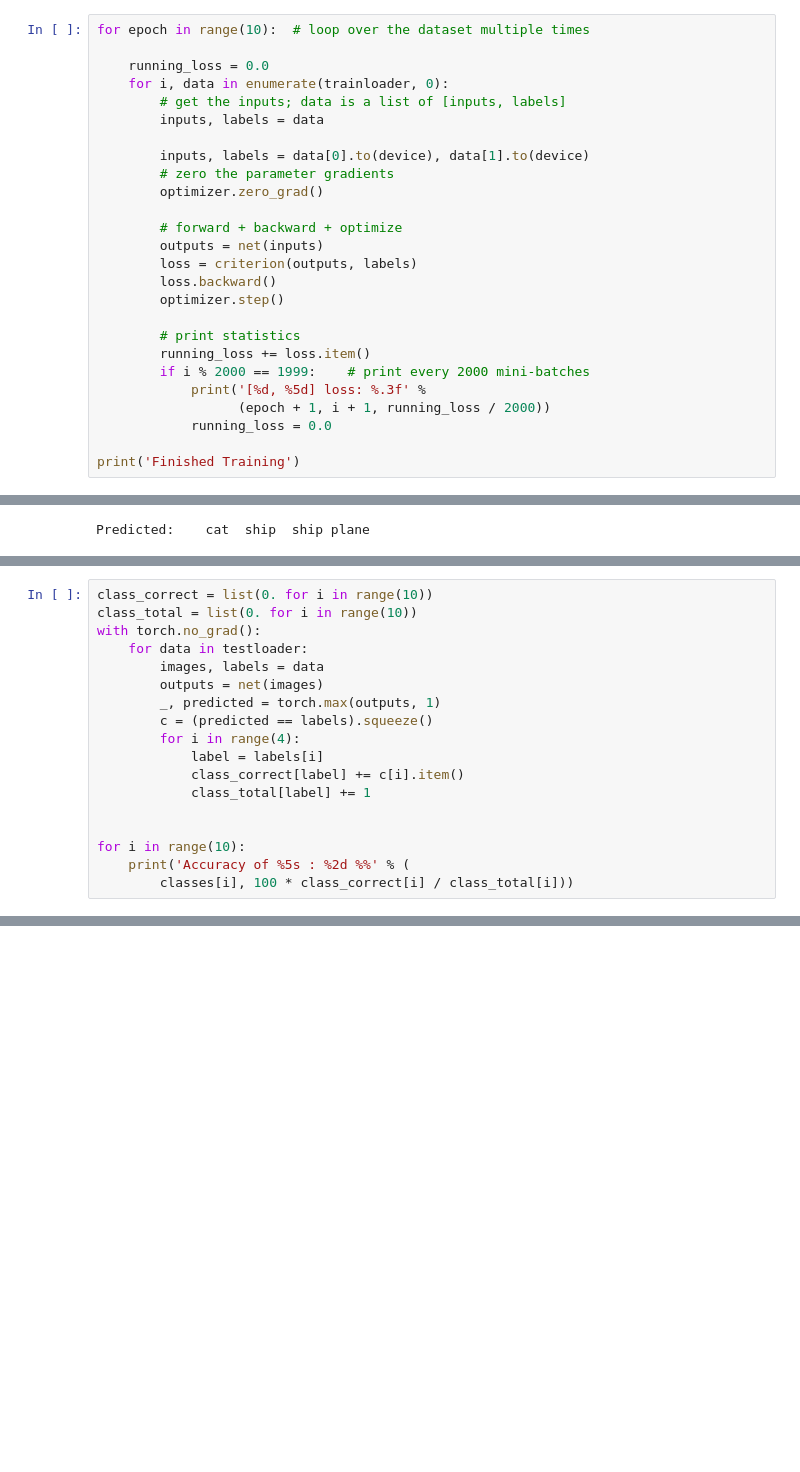
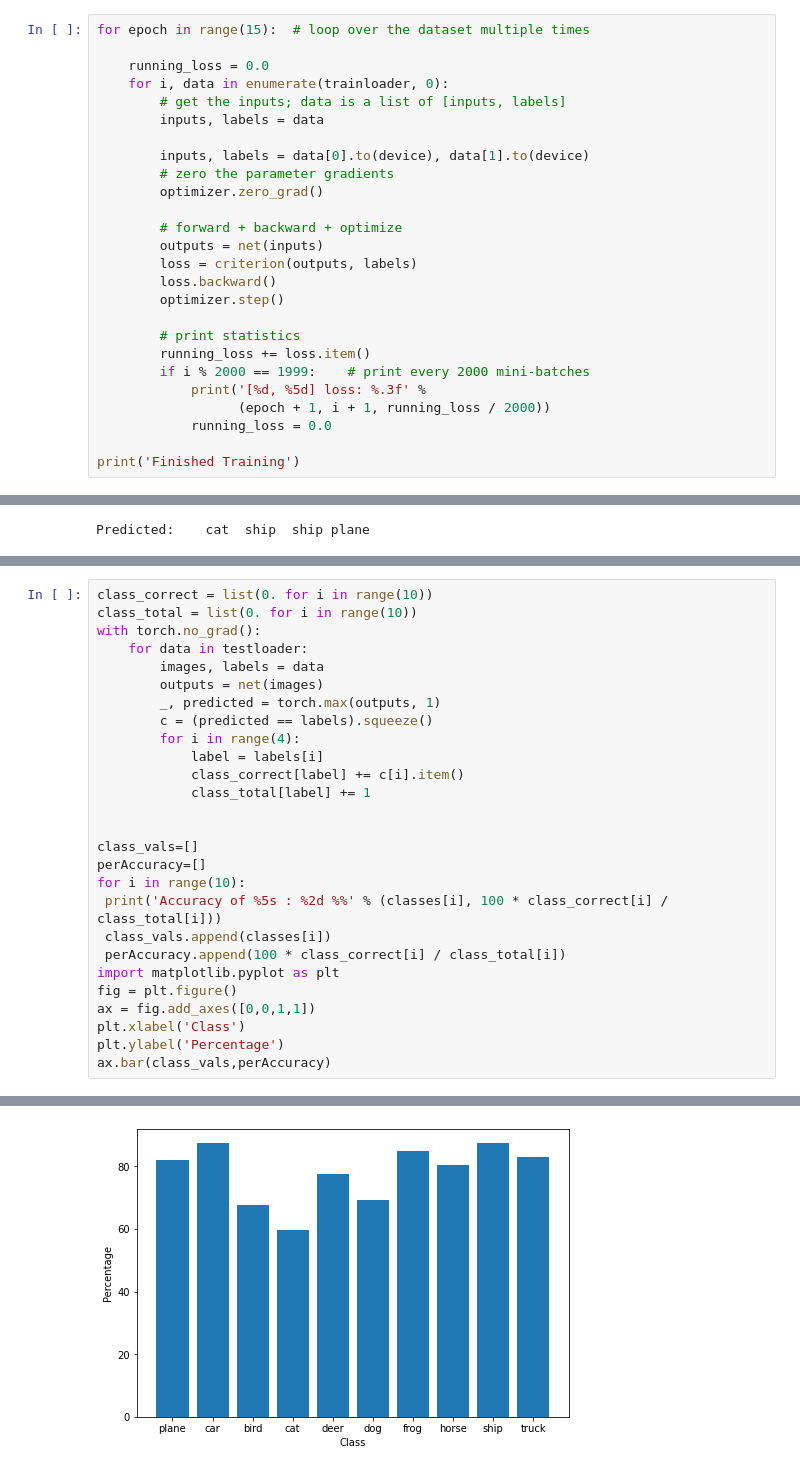
Before and after one commit to Shraddha-Ingale34/Shraddha-Ingale34.github.io, a Jupyter notebook: CIFAR10.ipynb, the cells around one changed output, grey strips where cells are left out. Drawn from its saved outputs; the diff is of its cells as text; blank space fills up the shorter version.

```diff
--- a/CIFAR10.ipynb
+++ b/CIFAR10.ipynb
@@ -99,7 +98,7 @@ import torch.optim as optim
 criterion = nn.CrossEntropyLoss()
 optimizer = optim.SGD(net.parameters(), lr=0.001, momentum=0.9)
 # %%
-for epoch in range(10):  # loop over the dataset multiple times
+for epoch in range(15):  # loop over the dataset multiple times
 
     running_loss = 0.0
     for i, data in enumerate(trainloader, 0):
@@ -199,7 +199,16 @@ with torch.no_grad():
             class_total[label] += 1
 
 
+class_vals=[]
+perAccuracy=[]
 for i in range(10):
-    print('Accuracy of %5s : %2d %%' % (
-        classes[i], 100 * class_correct[i] / class_total[i]))
+ print('Accuracy of %5s : %2d %%' % (classes[i], 100 * class_correct[i] / class_total[i]))
+ class_vals.append(classes[i])
+ perAccuracy.append(100 * class_correct[i] / class_total[i])
+import matplotlib.pyplot as plt
+fig = plt.figure()
+ax = fig.add_axes([0,0,1,1])
+plt.xlabel('Class')
+plt.ylabel('Percentage')
+ax.bar(class_vals,perAccuracy)
 # %% [output]
@@ -215,0 +226 @@ Accuracy of truck : 90 %
+[figure, added]
```
Also changed, not shown: parts of 5 cells of this notebook.
